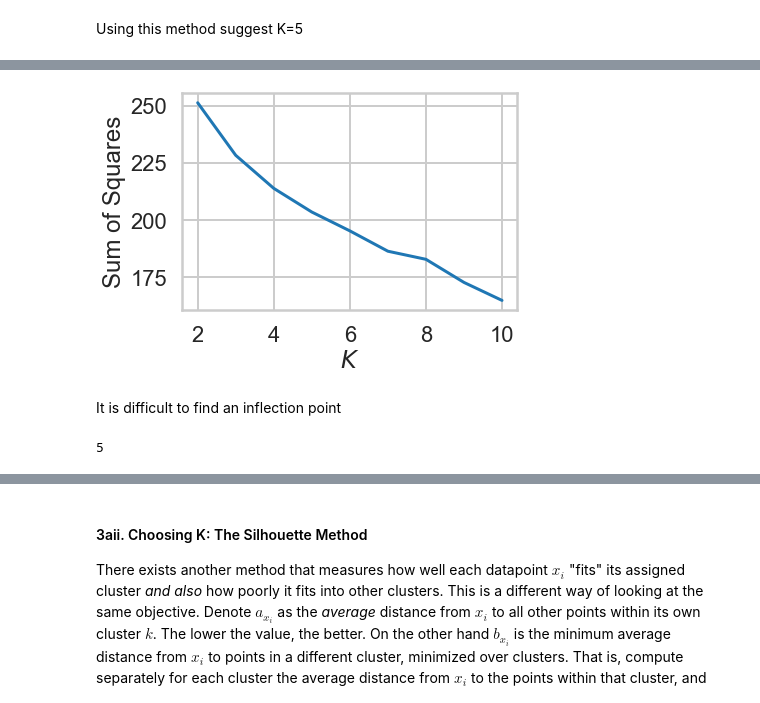
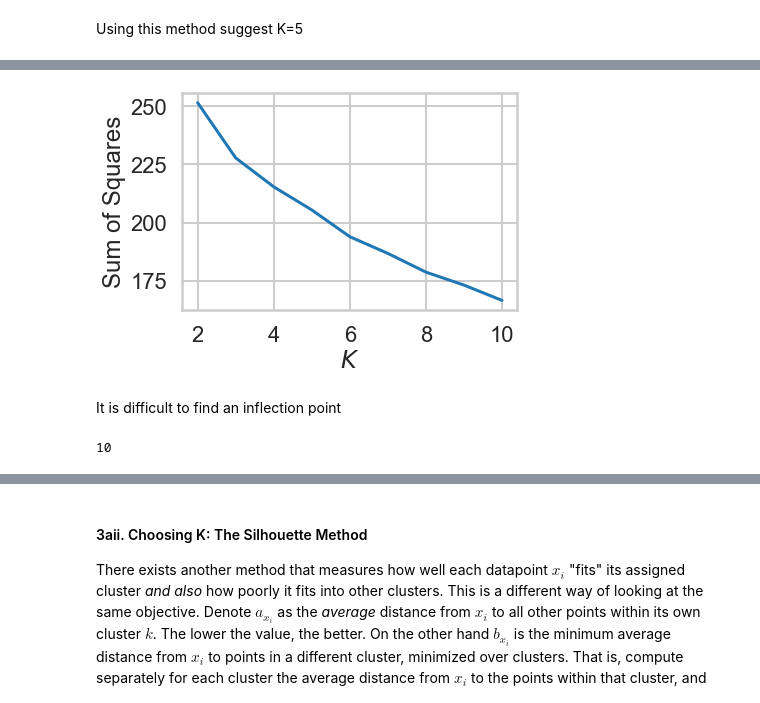
Before and after one commit to jdc17/Data-Science-Career-Track, a Jupyter notebook: Clustering Case Study - Customer Segmentation with K-Means - Tier 3 - jdc.ipynb, the cells around one changed output, grey strips where cells are left out. Saved outputs shown, nothing was run; the diff lists cells and outputs as text; code cells hidden in the pictures.

```diff
--- a/Clustering Case Study - Customer Segmentation with K-Means - Tier 3 - jdc.ipynb
+++ b/Clustering Case Study - Customer Segmentation with K-Means - Tier 3 - jdc.ipynb
@@ -141,2 +141,2 @@ plt.show()
 # %%
-pivot_table=combined.pivot_table(index='customer_name', columns='offer_id', values='n',aggfunc='sum',fill_value=0)
+pivoted_table=combined.pivot_table(index='customer_name', columns='offer_id', values='n',fill_value=0)
@@ -153,0 +143,2 @@ pivot_table.head()
+# %%
+pivoted_table = pivoted_table.reset_index()
@@ -194,0 +192,3 @@ array([[0, 0, 0, ..., 1, 0, 0],
+# %%
+x_cols = pivoted_table.drop('customer_name', axis=1)
+x_cols
@@ -195,41 +209,41 @@ array([[0, 0, 0, ..., 1, 0, 0],
 # %%
 # your turn
 import sklearn.cluster
 import numpy as np
 
 ss=[]
 
 assignments = {}
 
-x_cols=pivot_table.to_numpy()
+X=x_cols.to_numpy()
 
 Krange=list(range(2, 11))
 
 for K in Krange:
     # Make a variable called model, and assign it the result of calling sklearn.cluster.KMeans, with n_clusters = K
     model = sklearn.cluster.KMeans(n_clusters=K)
-    assigned_cluster = model.fit_predict(x_cols)
+    assigned_cluster = model.fit_predict(X)
     centers = model.cluster_centers_
-    ss.append(np.sum((x_cols - centers[assigned_cluster]) ** 2))
+    ss.append(np.sum((X - centers[assigned_cluster]) ** 2))
     assignments[str(K)] = assigned_cluster
 
 plt.plot(Krange, ss)
 
 plt.xlabel("$K$")
 plt.ylabel("Sum of Squares")
 
 plt.show()
 # %% [output]
-[figure, old version]
+[figure, new version]
 # %% [markdown]
 It is difficult to find an inflection point
 # %%
-best_K = 5
+best_K = 10
 assignments_best_K = assignments[str(best_K)]
 counts = np.bincount(assignments_best_K)
 print(len(counts))
 # %% [output]
-5
+10
 # %%
 plt.bar(range(best_K),counts, align='center')
 
```
Also changed, not shown: parts of 8 cells of this notebook.
